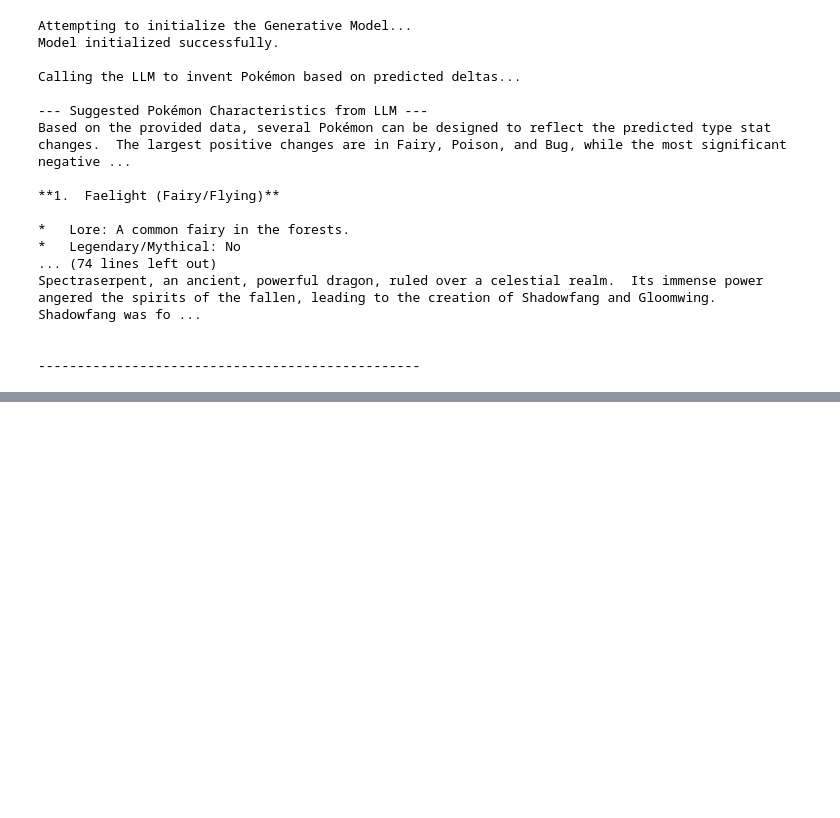
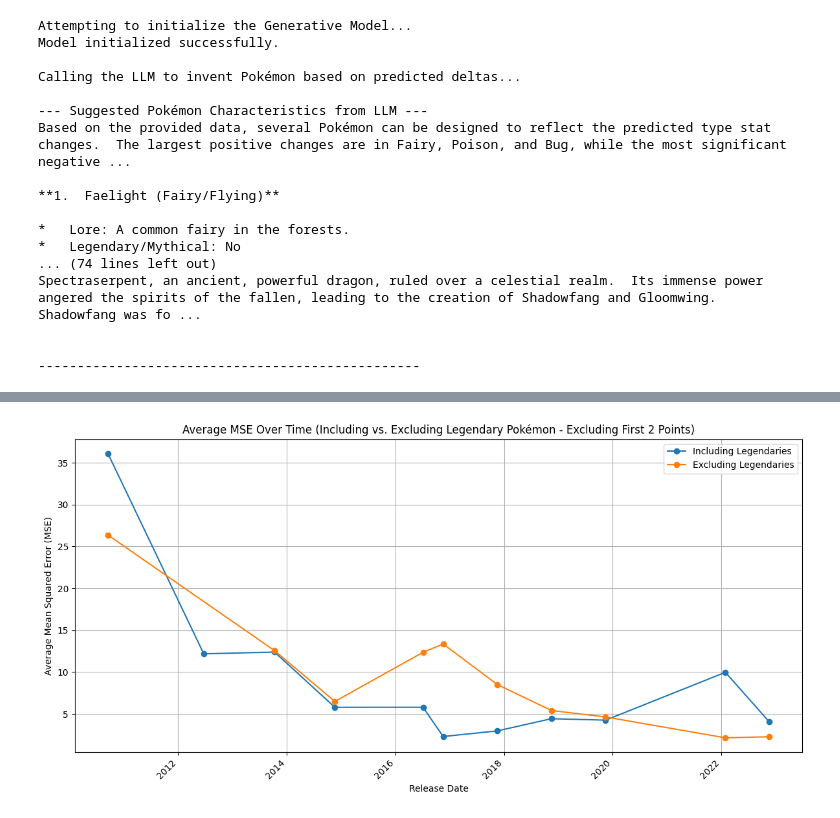
Before and after one commit to Aloncohen41/Pokemon-Model, a Jupyter notebook: Pokemon.ipynb, the cells around one changed output, grey strips where cells are left out. Drawn from its saved outputs; the diff is of its cells as text; code cells hidden in the pictures; blank space fills up the shorter version.

```diff
--- a/Pokemon.ipynb
+++ b/Pokemon.ipynb
@@ -1596,0 +1810,39 @@ Spectraserpent, an ancient, powerful dragon, ruled over a celestial realm.  Its
+# %%
+# Ensure df_mse_by_prediction_step and df_mse_by_prediction_step_non_legendary are available
+if 'df_mse_by_prediction_step' in locals() and 'df_mse_by_prediction_step_non_legendary' in locals():
+
+    # Calculate the average MSE across all metrics for each prediction step (release date)
+    average_mse_over_time_legendary = df_mse_by_prediction_step.mean(axis=0)
+    average_mse_over_time_non_legendary = df_mse_by_prediction_step_non_legendary.mean(axis=0)
+
+    # Convert the index to datetime objects for plotting
+    average_mse_over_time_legendary.index = pd.to_datetime(average_mse_over_time_legendary.index)
+    average_mse_over_time_non_legendary.index = pd.to_datetime(average_mse_over_time_non_legendary.index)
+
+    # Exclude the first 2 data points for plotting
+    average_mse_over_time_legendary_sliced = average_mse_over_time_legendary.iloc[2:]
+    average_mse_over_time_non_legendary_sliced = average_mse_over_time_non_legendary.iloc[2:]
+
+
+    # Plot the average MSE over time
+    plt.figure(figsize=(12, 6))
+
+    plt.plot(average_mse_over_time_legendary_sliced.index, average_mse_over_time_legendary_sliced.values, marker='o', linestyle='-', label='Including Legendaries')
+    plt.plot(average_mse_over_time_non_legendary_sliced.index, average_mse_over_time_non_legendary_sliced.values, marker='o', linestyle='-', label='Excluding Legendaries')
+
+    plt.title('Average MSE Over Time (Including vs. Excluding Legendary Pokémon - Excluding First 2 Points)')
+    plt.xlabel('Release Date')
+    plt.ylabel('Average Mean Squared Error (MSE)')
+    plt.grid(True)
+    plt.legend()
+
+    # Improve date formatting on the x-axis
+    plt.xticks(rotation=45, ha='right')
+    plt.tight_layout()
+
+    plt.show()
+
+else:
+    print("Error: MSE dataframes not found. Please run the model evaluation cells first.")
+# %% [output]
+[figure, added]
```
Also changed, not shown: parts of 6 cells of this notebook.
